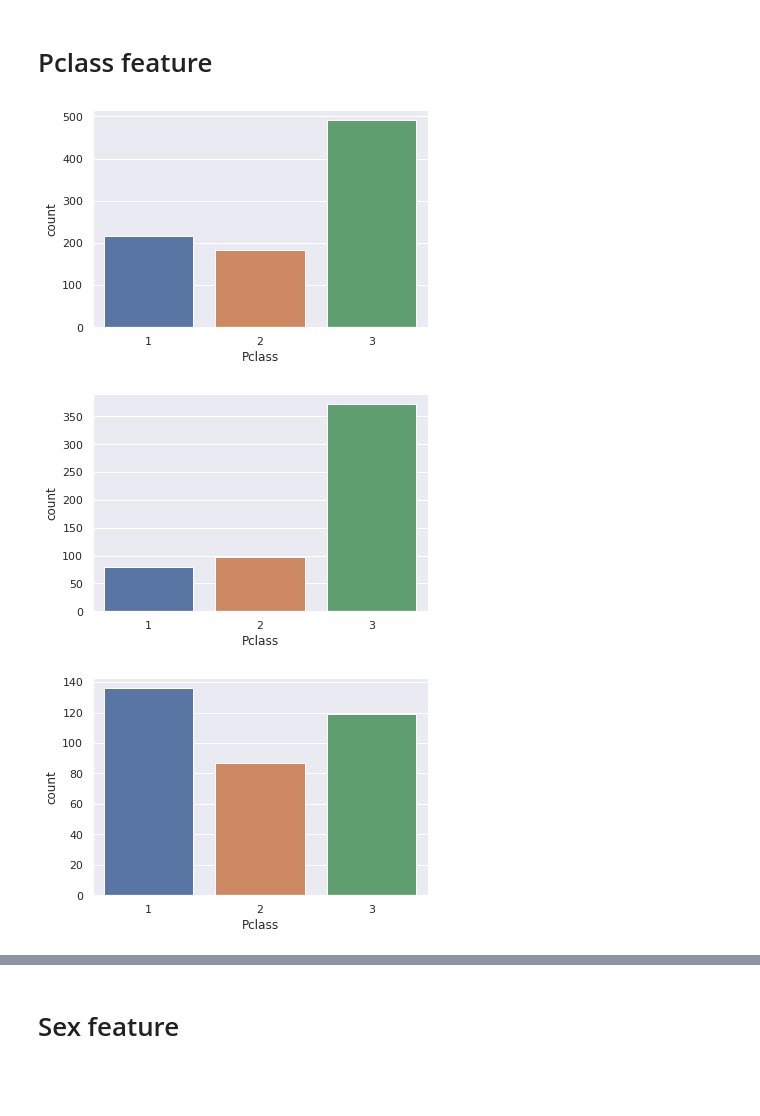
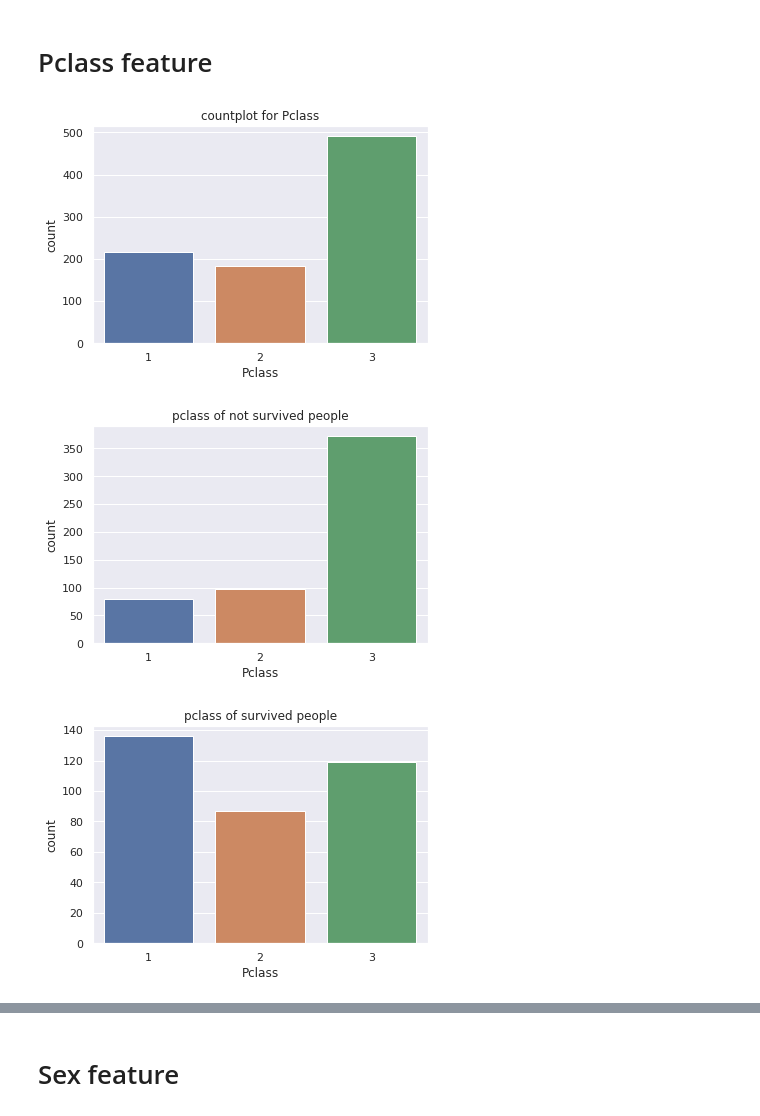
Before and after one commit to denisvivdenko/titanic_practice_dataset, a Jupyter notebook: EDA.ipynb, the cells around one changed output, grey strips where cells are left out. Drawn from its saved outputs; the diff is of its cells as text; code cells hidden in the pictures; blank space fills up the shorter version.

Commit message:
feat: add titles

```diff
--- a/EDA.ipynb
+++ b/EDA.ipynb
@@ -231,15 +231,18 @@ X.head(2)
 # Pclass feature
 # %%
 sns.countplot(x=X.Pclass);
+plt.title("countplot for Pclass");
 # %% [output]
-[figure, old version]
+[figure, new version]
 # %%
 sns.countplot(x=X.reset_index()[y == 0]["Pclass"]);
+plt.title("pclass of not survived people");
 # %% [output]
-[figure, old version]
+[figure, new version]
 # %%
 sns.countplot(x=X.reset_index()[y == 1]["Pclass"]);
+plt.title("pclass of survived people");
 # %% [output]
-[figure, old version]
+[figure, new version]
 # %%
 sns.countplot(x=X[X["Sex"] == "male"]["Pclass"]);
```
Also changed, not shown: parts of 4 cells of this notebook.
